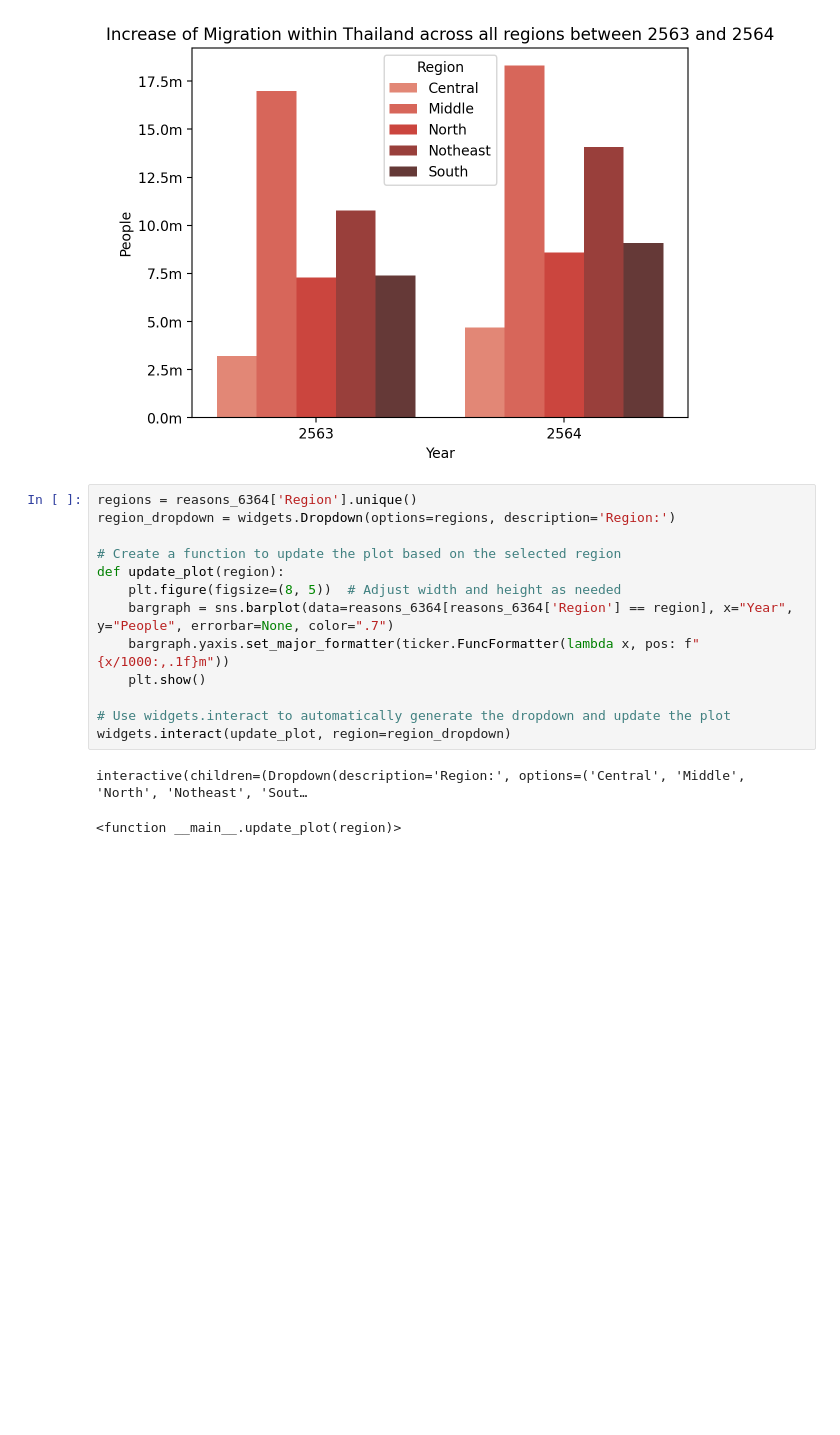
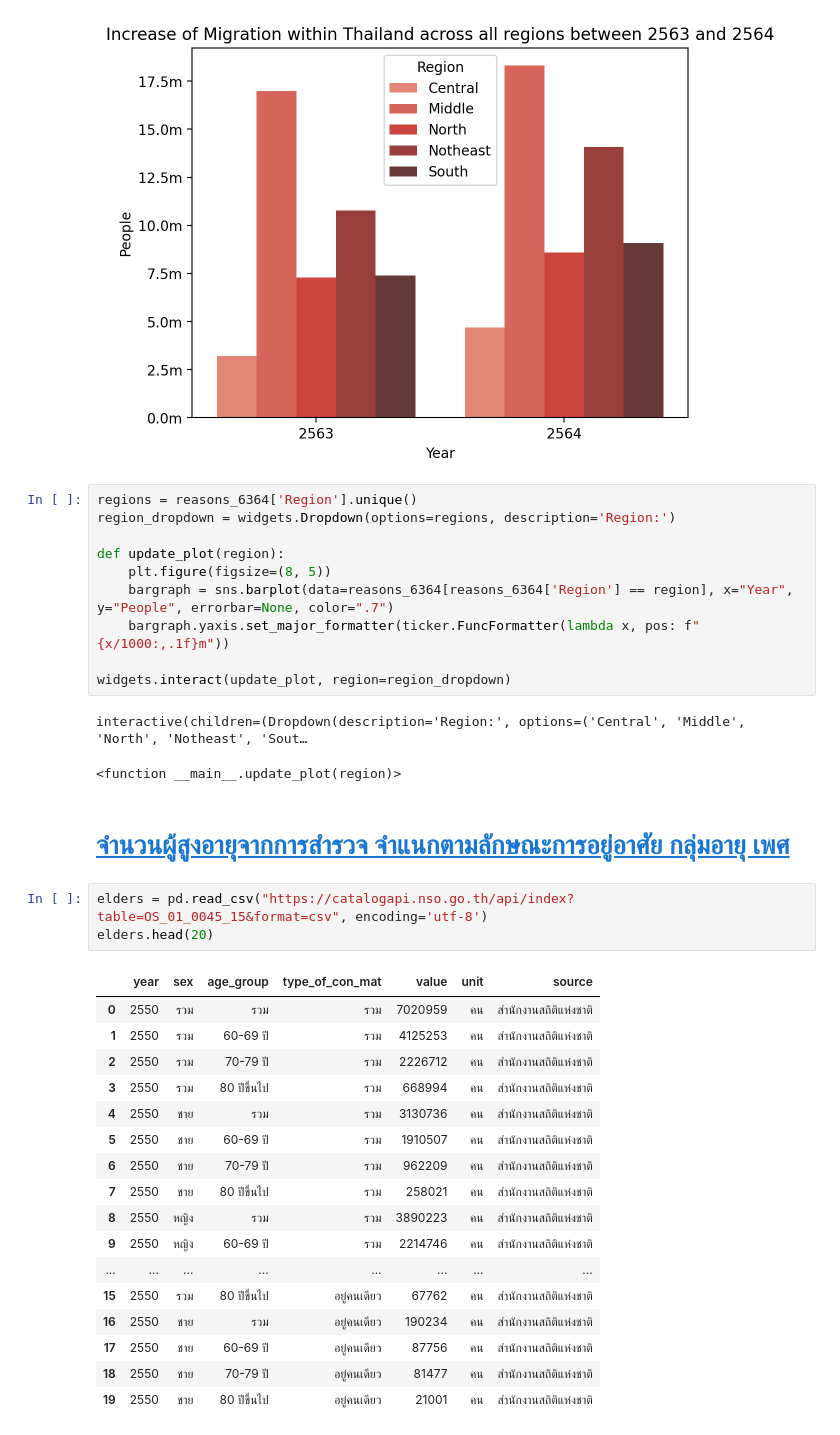
Before and after one commit to Zylink2/Machine_Learning_Project_2, a Jupyter notebook: Com/Test_Com2.ipynb, the cells around one changed output. Drawn from its saved outputs; the diff is of its cells as text; blank space fills up the shorter version.

```diff
--- a/Com/Test_Com2.ipynb
+++ b/Com/Test_Com2.ipynb
@@ -237,15 +241,35 @@ Text(0.5, 1.0, 'Increase of Migration within Thailand across all regions between
 regions = reasons_6364['Region'].unique()
 region_dropdown = widgets.Dropdown(options=regions, description='Region:')
 
-# Create a function to update the plot based on the selected region
 def update_plot(region):
-    plt.figure(figsize=(8, 5))  # Adjust width and height as needed
+    plt.figure(figsize=(8, 5))
     bargraph = sns.barplot(data=reasons_6364[reasons_6364['Region'] == region], x="Year", y="People", errorbar=None, color=".7")
     bargraph.yaxis.set_major_formatter(ticker.FuncFormatter(lambda x, pos: f"{x/1000:,.1f}m"))
-    plt.show()
 
-# Use widgets.interact to automatically generate the dropdown and update the plot
 widgets.interact(update_plot, region=region_dropdown)
 # %% [output]
 interactive(children=(Dropdown(description='Region:', options=('Central', 'Middle', 'North', 'Notheast', 'Sout…
 <function __main__.update_plot(region)>
+# %% [markdown]
+# [จำนวนผู้สูงอายุจากการสำรวจ จำแนกตามลักษณะการอยู่อาศัย กลุ่มอายุ เพศ](https://catalog.nso.go.th/dataset/os_01_00045/resource/c7b3b266-a884-47e1-b042-5d8eccce7d69)
+# %%
+elders = pd.read_csv("https://catalogapi.nso.go.th/api/index?table=OS_01_0045_15&format=csv", encoding='utf-8')
+elders.head(20)
+# %% [output]
+|  | year | sex | age_group | type_of_con_mat | value | unit | source |
+| 0 | 2550 | รวม | รวม | รวม | 7020959 | คน | สำนักงานสถิติแห่งชาติ |
+| 1 | 2550 | รวม | 60-69 ปี | รวม | 4125253 | คน | สำนักงานสถิติแห่งชาติ |
+| 2 | 2550 | รวม | 70-79 ปี | รวม | 2226712 | คน | สำนักงานสถิติแห่งชาติ |
+| 3 | 2550 | รวม | 80 ปีขึ้นไป | รวม | 668994 | คน | สำนักงานสถิติแห่งชาติ |
+| 4 | 2550 | ชาย | รวม | รวม | 3130736 | คน | สำนักงานสถิติแห่งชาติ |
+| 5 | 2550 | ชาย | 60-69 ปี | รวม | 1910507 | คน | สำนักงานสถิติแห่งชาติ |
+| 6 | 2550 | ชาย | 70-79 ปี | รวม | 962209 | คน | สำนักงานสถิติแห่งชาติ |
+| 7 | 2550 | ชาย | 80 ปีขึ้นไป | รวม | 258021 | คน | สำนักงานสถิติแห่งชาติ |
+| 8 | 2550 | หญิง | รวม | รวม | 3890223 | คน | สำนักงานสถิติแห่งชาติ |
+| 9 | 2550 | หญิง | 60-69 ปี | รวม | 2214746 | คน | สำนักงานสถิติแห่งชาติ |
+| ... | ... | ... | ... | ... | ... | ... | ... |
+| 15 | 2550 | รวม | 80 ปีขึ้นไป | อยู่คนเดียว | 67762 | คน | สำนักงานสถิติแห่งชาติ |
+| 16 | 2550 | ชาย | รวม | อยู่คนเดียว | 190234 | คน | สำนักงานสถิติแห่งชาติ |
+| 17 | 2550 | ชาย | 60-69 ปี | อยู่คนเดียว | 87756 | คน | สำนักงานสถิติแห่งชาติ |
+| 18 | 2550 | ชาย | 70-79 ปี | อยู่คนเดียว | 81477 | คน | สำนักงานสถิติแห่งชาติ |
+| 19 | 2550 | ชาย | 80 ปีขึ้นไป | อยู่คนเดียว | 21001 | คน | สำนักงานสถิติแห่งชาติ |
```
Also changed, not shown: parts of 7 cells of this notebook.
